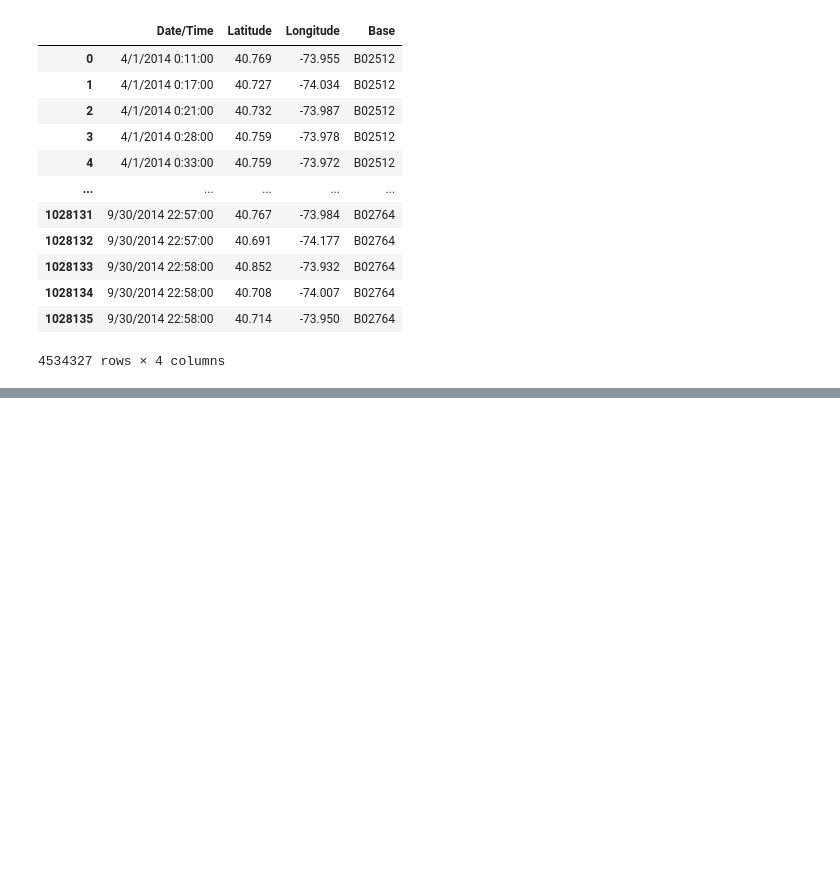
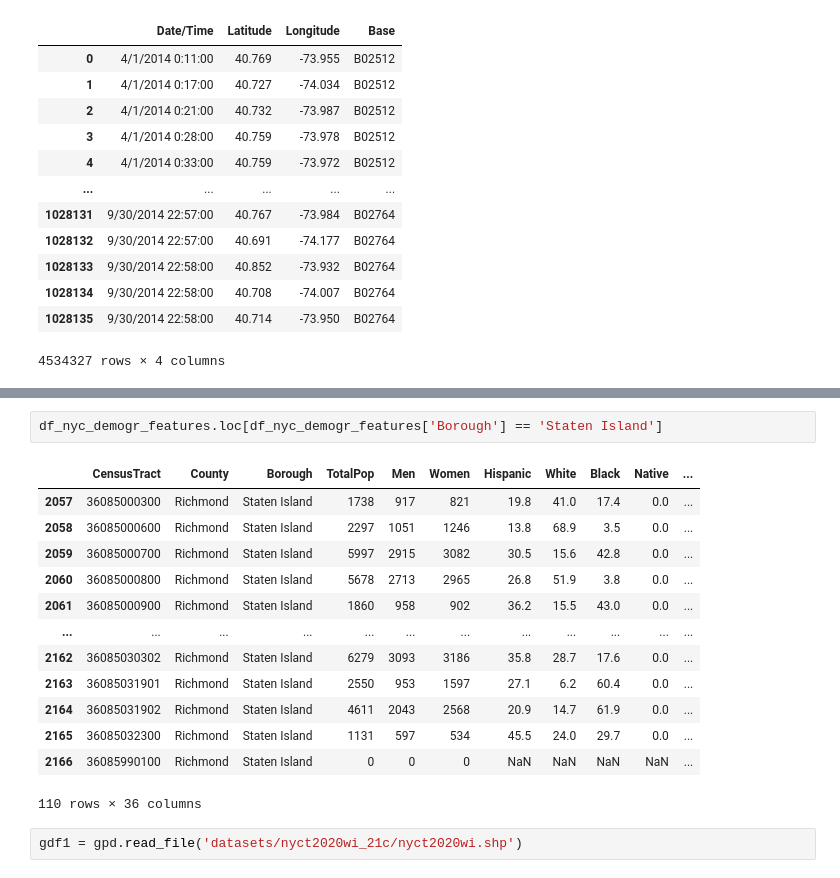
Before and after one commit to AnandSriram01/Geospatial-Analysis-of-Uber-Pickups, a Jupyter notebook: IT302_Project.ipynb, the cells around one changed output, grey strips where cells are left out. Cells and saved outputs as stored; diff of their text form; blank space fills up the shorter version.

```diff
--- a/IT302_Project.ipynb
+++ b/IT302_Project.ipynb
@@ -267,0 +192,18 @@ dtype: int64
+# %%
+df_nyc_demogr_features.loc[df_nyc_demogr_features['Borough'] == 'Staten Island']
+# %% [output]
+|  | CensusTract | County | Borough | TotalPop | Men | Women | Hispanic | White | Black | Native | ... |
+| 2057 | 36085000300 | Richmond | Staten Island | 1738 | 917 | 821 | 19.8 | 41.0 | 17.4 | 0.0 | ... |
+| 2058 | 36085000600 | Richmond | Staten Island | 2297 | 1051 | 1246 | 13.8 | 68.9 | 3.5 | 0.0 | ... |
+| 2059 | 36085000700 | Richmond | Staten Island | 5997 | 2915 | 3082 | 30.5 | 15.6 | 42.8 | 0.0 | ... |
+| 2060 | 36085000800 | Richmond | Staten Island | 5678 | 2713 | 2965 | 26.8 | 51.9 | 3.8 | 0.0 | ... |
+| 2061 | 36085000900 | Richmond | Staten Island | 1860 | 958 | 902 | 36.2 | 15.5 | 43.0 | 0.0 | ... |
+| ... | ... | ... | ... | ... | ... | ... | ... | ... | ... | ... | ... |
+| 2162 | 36085030302 | Richmond | Staten Island | 6279 | 3093 | 3186 | 35.8 | 28.7 | 17.6 | 0.0 | ... |
+| 2163 | 36085031901 | Richmond | Staten Island | 2550 | 953 | 1597 | 27.1 | 6.2 | 60.4 | 0.0 | ... |
+| 2164 | 36085031902 | Richmond | Staten Island | 4611 | 2043 | 2568 | 20.9 | 14.7 | 61.9 | 0.0 | ... |
+| 2165 | 36085032300 | Richmond | Staten Island | 1131 | 597 | 534 | 45.5 | 24.0 | 29.7 | 0.0 | ... |
+| 2166 | 36085990100 | Richmond | Staten Island | 0 | 0 | 0 | NaN | NaN | NaN | NaN | ... |
+110 rows × 36 columns
+# %%
+gdf1 = gpd.read_file('datasets/nyct2020wi_21c/nyct2020wi.shp')
```
Also changed, not shown: parts of 32 cells of this notebook, 10 other files.
